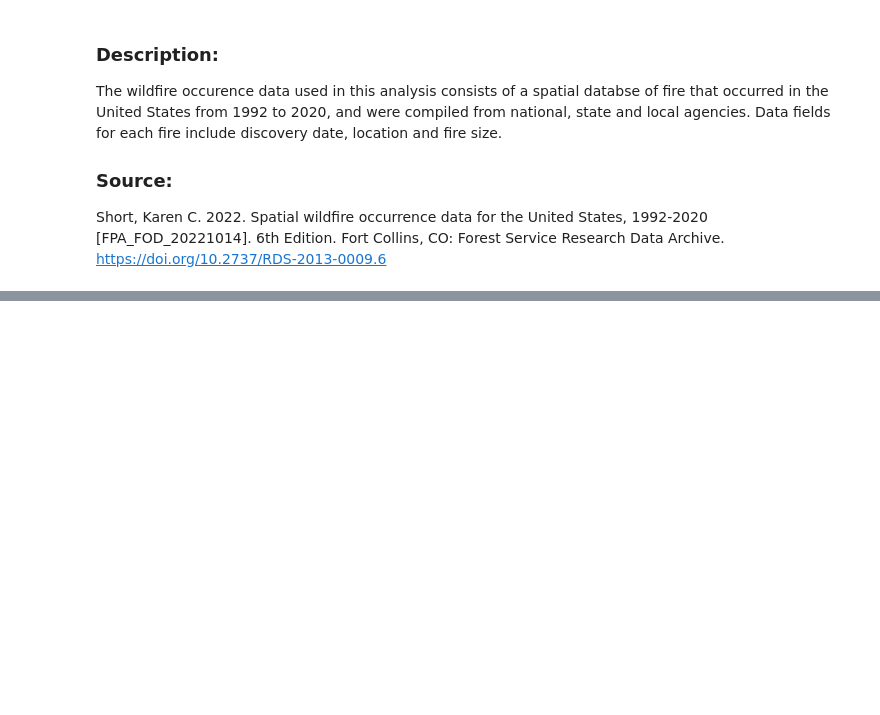
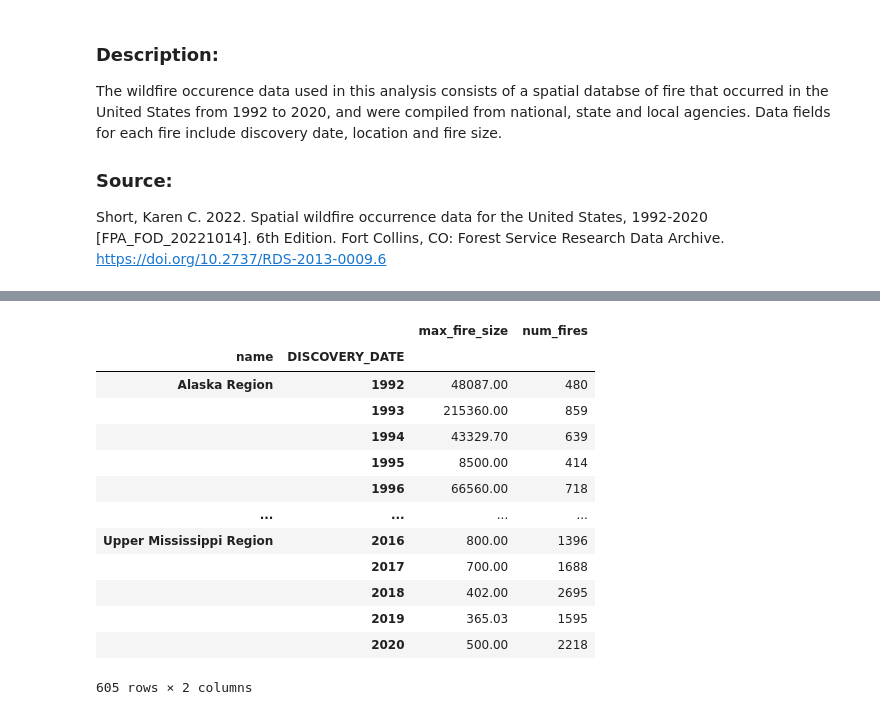
Before and after one commit to alexiemillikin/alexiemillikin.github.io, a Jupyter notebook: 01-wildfire.ipynb, the cells around one changed output, grey strips where cells are left out. Drawn from its saved outputs; the diff is of its cells as text; code cells hidden in the pictures; blank space fills up the shorter version.

```diff
--- a/01-wildfire.ipynb
+++ b/01-wildfire.ipynb
@@ -88,19 +89,34 @@ fire_clean_gdf = fire_clean_gdf.to_crs(wbd_hu2_gdf.crs)
 # %%
 # Join geodataframes
 fire_region_gdf = (
     wbd_hu2_gdf
     [['name', 'geometry']]
     .sjoin(fire_clean_gdf, how='inner', predicate='intersects')
 )
 
 # Compute maximum fire size
 fire_region_gdf = (
     fire_region_gdf
     .groupby(['name', fire_region_gdf.DISCOVERY_DATE.dt.year])
     .agg(
         max_fire_size = ('FIRE_SIZE', 'max'),
         num_fires = ('index_right', 'count')
     )
 )
 
-# fire_region_gdf
+fire_region_gdf
+# %% [output]
+|  |  | max_fire_size | num_fires |
+| name | DISCOVERY_DATE |  |  |
+| Alaska Region | 1992 | 48087.00 | 480 |
+|  | 1993 | 215360.00 | 859 |
+|  | 1994 | 43329.70 | 639 |
+|  | 1995 | 8500.00 | 414 |
+|  | 1996 | 66560.00 | 718 |
+| ... | ... | ... | ... |
+| Upper Mississippi Region | 2016 | 800.00 | 1396 |
+|  | 2017 | 700.00 | 1688 |
+|  | 2018 | 402.00 | 2695 |
+|  | 2019 | 365.03 | 1595 |
+|  | 2020 | 500.00 | 2218 |
+605 rows × 2 columns
```
Also changed, not shown: parts of 4 cells of this notebook.
